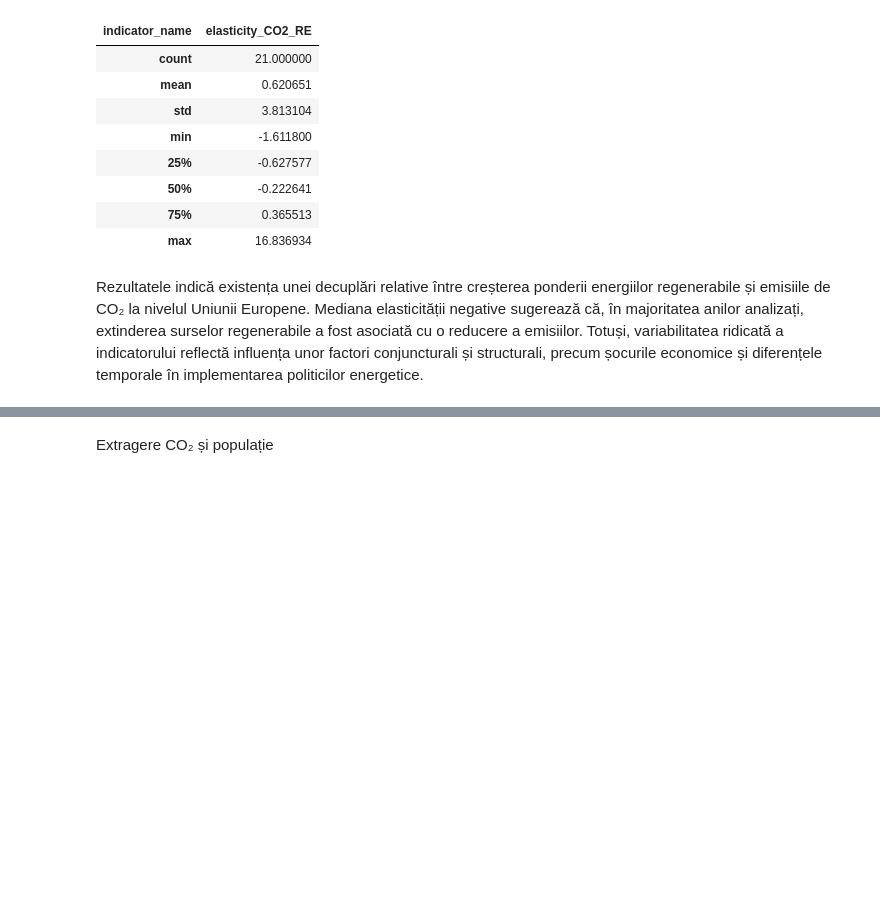
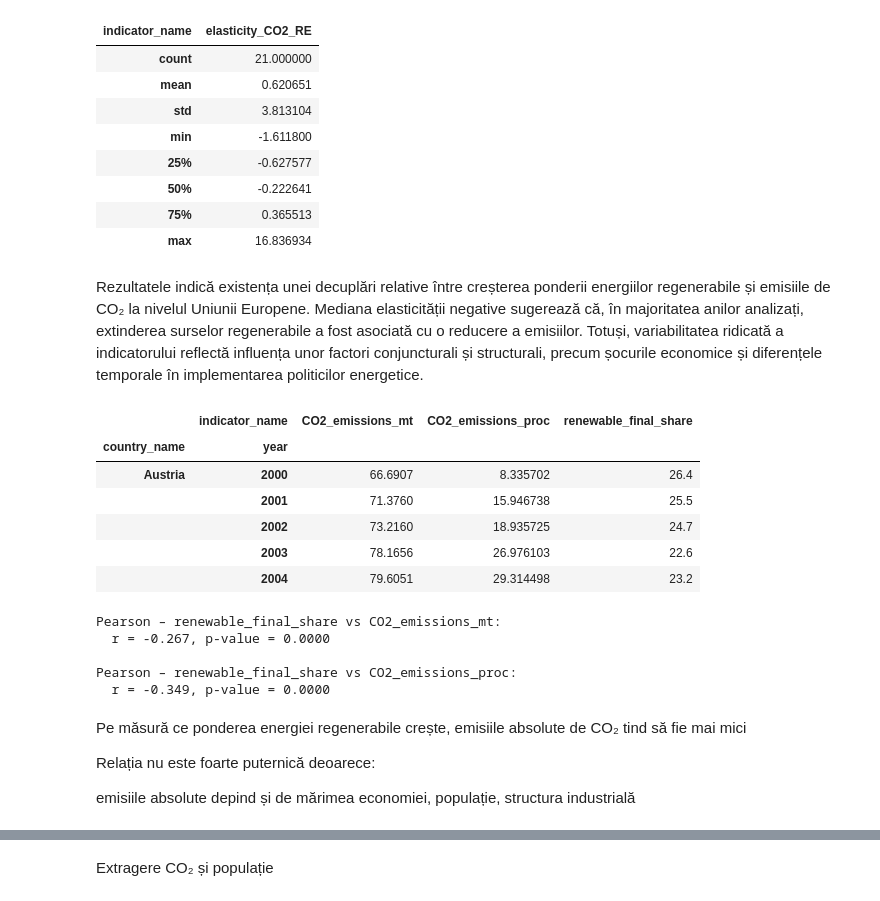
Before and after one commit to DSW2025-ORG/Team_Proiectel, a Jupyter notebook: EDA Team2.ipynb, the cells around one changed output, grey strips where cells are left out. Saved outputs shown, nothing was run; the diff lists cells and outputs as text; code cells hidden in the pictures; blank space fills up the shorter version.

```diff
--- a/EDA Team2.ipynb
+++ b/EDA Team2.ipynb
@@ -483,3 +483,63 @@ df_decouple[["elasticity_CO2_RE"]].dropna().describe()
 | max | 16.836934 |
 # %% [markdown]
 Rezultatele indică existența unei decuplări relative între creșterea ponderii energiilor regenerabile și emisiile de CO₂ la nivelul Uniunii Europene. Mediana elasticității negative sugerează că, în majoritatea anilor analizați, extinderea surselor regenerabile a fost asociată cu o reducere a emisiilor. Totuși, variabilitatea ridicată a indicatorului reflectă influența unor factori conjuncturali și structurali, precum șocurile economice și diferențele temporale în implementarea politicilor energetice.
+# %%
+import pandas as pd
+from scipy.stats import pearsonr, spearmanr
+
+# Selectăm doar indicatorii de interes
+indicators = [
+    "renewable_final_share",
+    "CO2_emissions_mt",
+    "CO2_emissions_proc"
+]
+
+df_corr = (
+    df[df["indicator_name"].isin(indicators)]
+    .pivot_table(
+        index=["country_name", "year"],
+        columns="indicator_name",
+        values="value"
+    )
+    .dropna()
+)
+
+df_corr.head()
+# %% [output]
+|  | indicator_name | CO2_emissions_mt | CO2_emissions_proc | renewable_final_share |
+| country_name | year |  |  |  |
+| Austria | 2000 | 66.6907 | 8.335702 | 26.4 |
+|  | 2001 | 71.3760 | 15.946738 | 25.5 |
+|  | 2002 | 73.2160 | 18.935725 | 24.7 |
+|  | 2003 | 78.1656 | 26.976103 | 22.6 |
+|  | 2004 | 79.6051 | 29.314498 | 23.2 |
+# %%
+# Renewable share vs CO2 (valori absolute)
+pearson_mt = pearsonr(
+    df_corr["renewable_final_share"],
+    df_corr["CO2_emissions_mt"]
+)
+
+# Renewable share vs CO2 (variație procentuală)
+pearson_proc = pearsonr(
+    df_corr["renewable_final_share"],
+    df_corr["CO2_emissions_proc"]
+)
+
+print("Pearson – renewable_final_share vs CO2_emissions_mt:")
+print(f"  r = {pearson_mt.statistic:.3f}, p-value = {pearson_mt.pvalue:.4f}")
+
+print("\nPearson – renewable_final_share vs CO2_emissions_proc:")
+print(f"  r = {pearson_proc.statistic:.3f}, p-value = {pearson_proc.pvalue:.4f}")
+# %% [output]
+Pearson – renewable_final_share vs CO2_emissions_mt:
+  r = -0.267, p-value = 0.0000
+
+Pearson – renewable_final_share vs CO2_emissions_proc:
+  r = -0.349, p-value = 0.0000
+# %% [markdown]
+Pe măsură ce ponderea energiei regenerabile crește, emisiile absolute de CO₂ tind să fie mai mici
+
+Relația nu este foarte puternică deoarece:
+
+emisiile absolute depind și de mărimea economiei, populație, structura industrială
```
Also changed, not shown: parts of 12 cells of this notebook.
